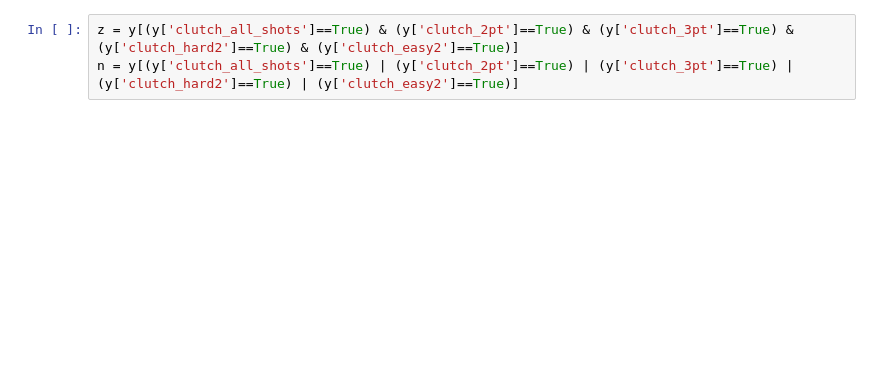
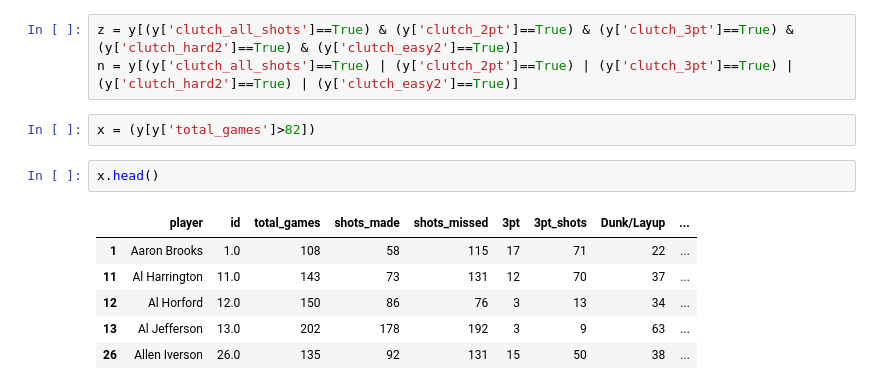
Before and after one commit to deepakchandi/clutch-baller, a Jupyter notebook: clutch.ipynb, the cells around one changed output. Saved outputs shown, nothing was run; the diff lists cells and outputs as text; blank space fills up the shorter version.

```diff
--- a/clutch.ipynb
+++ b/clutch.ipynb
@@ -65,3 +92,14 @@ y.head()
 # %%
 z = y[(y['clutch_all_shots']==True) & (y['clutch_2pt']==True) & (y['clutch_3pt']==True) & (y['clutch_hard2']==True) & (y['clutch_easy2']==True)]
 n = y[(y['clutch_all_shots']==True) | (y['clutch_2pt']==True) | (y['clutch_3pt']==True) | (y['clutch_hard2']==True) | (y['clutch_easy2']==True)]
+# %%
+x = (y[y['total_games']>82])
+# %%
+x.head()
+# %% [output]
+|  | player | id | total_games | shots_made | shots_missed | 3pt | 3pt_shots | Dunk/Layup | ... |
+| 1 | Aaron Brooks | 1.0 | 108 | 58 | 115 | 17 | 71 | 22 | ... |
+| 11 | Al Harrington | 11.0 | 143 | 73 | 131 | 12 | 70 | 37 | ... |
+| 12 | Al Horford | 12.0 | 150 | 86 | 76 | 3 | 13 | 34 | ... |
+| 13 | Al Jefferson | 13.0 | 202 | 178 | 192 | 3 | 9 | 63 | ... |
+| 26 | Allen Iverson | 26.0 | 135 | 92 | 131 | 15 | 50 | 38 | ... |
```
Also changed, not shown: parts of 9 cells of this notebook, 2 other files.
